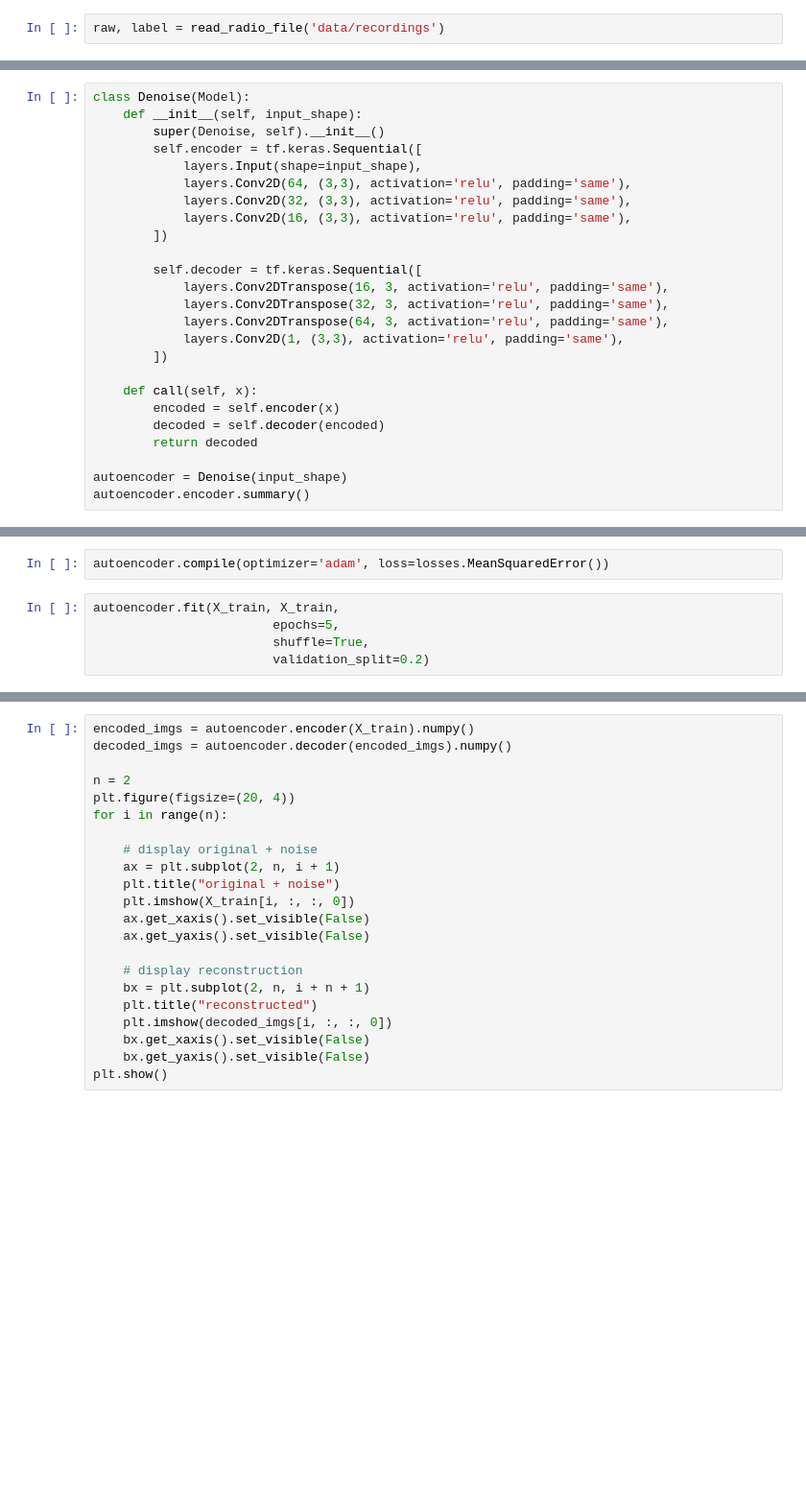
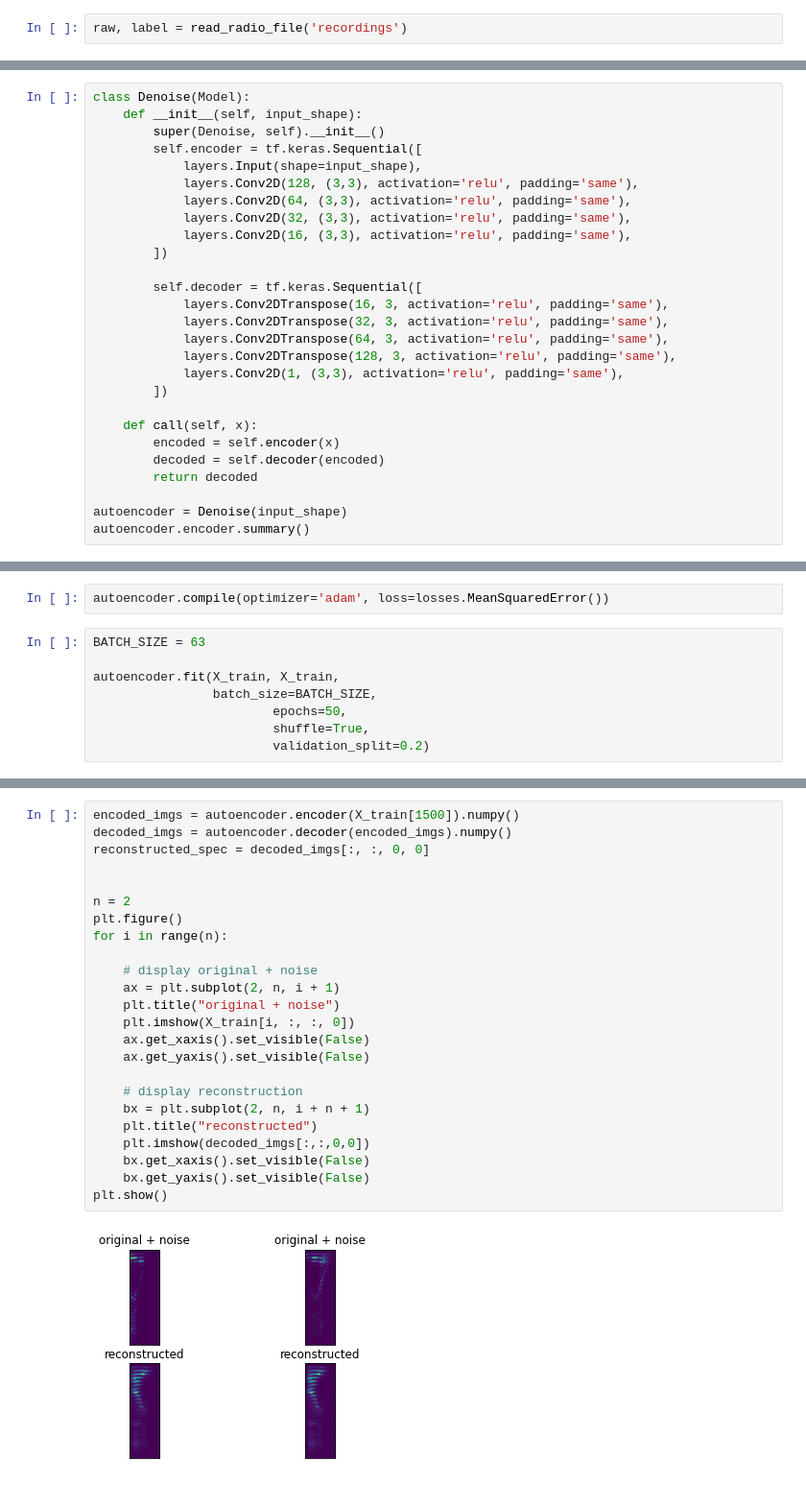
Before and after one commit to firefighter-eric/AccelerometerEavesdropping, a Jupyter notebook: deep_learning_model/reconstruction/construction_audio_DAE.ipynb, the cells around one changed output, grey strips where cells are left out. Shown at 96% size. Cells and saved outputs as stored; diff of their text form; blank space fills up the shorter version.

```diff
--- a/deep_learning_model/reconstruction/construction_audio_DAE.ipynb
+++ b/deep_learning_model/reconstruction/construction_audio_DAE.ipynb
@@ -16,7 +17,7 @@ from util import *
 
 Load accelerometer data
 # %%
-raw, label = read_radio_file('data/recordings')
+raw, label = read_radio_file('recordings')
 # %% [markdown]
 ## Preprocess dataset
 
@@ -48,6 +53,7 @@ class Denoise(Model):
         super(Denoise, self).__init__()
         self.encoder = tf.keras.Sequential([
             layers.Input(shape=input_shape),
+            layers.Conv2D(128, (3,3), activation='relu', padding='same'),
             layers.Conv2D(64, (3,3), activation='relu', padding='same'),
             layers.Conv2D(32, (3,3), activation='relu', padding='same'),
             layers.Conv2D(16, (3,3), activation='relu', padding='same'),
@@ -57,6 +63,7 @@ class Denoise(Model):
             layers.Conv2DTranspose(16, 3, activation='relu', padding='same'),
             layers.Conv2DTranspose(32, 3, activation='relu', padding='same'),
             layers.Conv2DTranspose(64, 3, activation='relu', padding='same'),
+            layers.Conv2DTranspose(128, 3, activation='relu', padding='same'),
             layers.Conv2D(1, (3,3), activation='relu', padding='same'),
         ])
 
@@ -85,8 +94,11 @@ _________________________________________________________________
 # %%
 autoencoder.compile(optimizer='adam', loss=losses.MeanSquaredError())
 # %%
+BATCH_SIZE = 63
+
 autoencoder.fit(X_train, X_train,
-                        epochs=5,
+                batch_size=BATCH_SIZE,
+                        epochs=50,
                         shuffle=True,
                         validation_split=0.2)
 # %% [output]
@@ -98,22 +144,26 @@ autoencoder.decoder.summary()
 # %%
-encoded_imgs = autoencoder.encoder(X_train).numpy()
+encoded_imgs = autoencoder.encoder(X_train[1500]).numpy()
 decoded_imgs = autoencoder.decoder(encoded_imgs).numpy()
+reconstructed_spec = decoded_imgs[:, :, 0, 0]
+
 
 n = 2
-plt.figure(figsize=(20, 4))
+plt.figure()
 for i in range(n):
 
     # display original + noise
     ax = plt.subplot(2, n, i + 1)
     plt.title("original + noise")
     plt.imshow(X_train[i, :, :, 0])
     ax.get_xaxis().set_visible(False)
     ax.get_yaxis().set_visible(False)
 
     # display reconstruction
     bx = plt.subplot(2, n, i + n + 1)
     plt.title("reconstructed")
-    plt.imshow(decoded_imgs[i, :, :, 0])
+    plt.imshow(decoded_imgs[:,:,0,0])
     bx.get_xaxis().set_visible(False)
     bx.get_yaxis().set_visible(False)
 plt.show()
+# %% [output]
+[figure, added]
```
Also changed, not shown: parts of 7 cells of this notebook.
